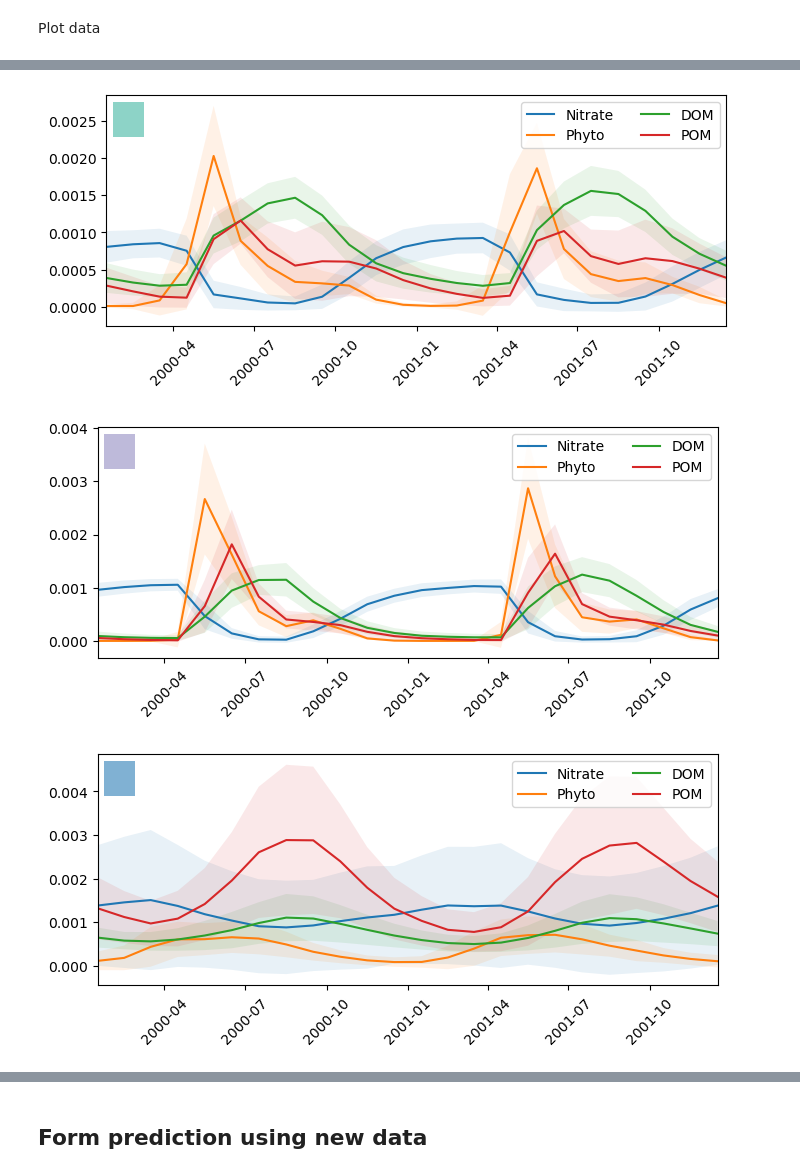
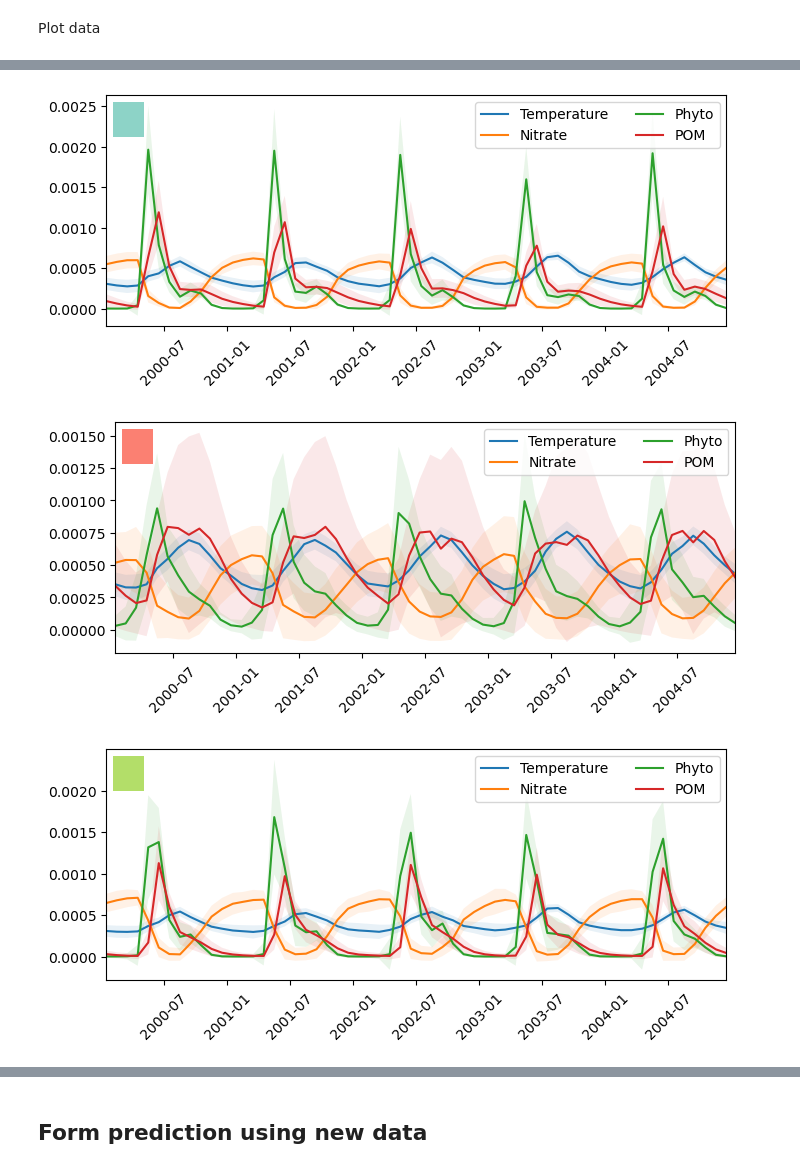
Before and after one commit to pmlmodelling/ModelViz, a Jupyter notebook: example_notebook.ipynb, the cells around one changed output, grey strips where cells are left out. Cells and saved outputs as stored; diff of their text form; code cells hidden in the pictures.

```diff
--- a/example_notebook.ipynb
+++ b/example_notebook.ipynb
@@ -25,2 +21,13 @@ train.load_grid('../../AMM7-MONTHLY-SURFACE/domain_cfg.nc')
+# %%
+train = ModelViz.ModelViz()
+train.load_mfdata('../../AMM7-MONTHLY-SURFACE/amm7_200[0-4]*.nc')
+train.load_grid('../../AMM7-MONTHLY-SURFACE/domain_cfg.nc')
+# %%
+# Add physics fields from separate files
+import xarray as xr
+phys = ModelViz.ModelViz()
+phys.load_mfdata('/data/proteus1/scratch/dapa/AMM7-MONTHLY-SURFACE/amm7_TS_200[0-4]*.nc')
+phys.ds = phys.ds.rename_dims({'y_grid_T':'y','x_grid_T':'x'}).rename({'nav_lat_grid_T':'nav_lat','nav_lon_grid_T':'nav_lon'})
+train.ds = xr.merge([train.ds,phys.ds[['votemper','vosaline']]])
 # %% [markdown]
 Combine variables and preprocess - stripping the boundary layers and normalising
@@ -34,3 +34,11 @@ train.preprocess()
+# %%
+sum_vars={'Phytoplankton': ['P1_c', 'P2_c', 'P3_c', 'P4_c'],
+            'Zooplankton': ['Z4_c', 'Z5_c', 'Z6_c'],
+            'DOM': ['R1_c', 'R2_c', 'R3_c'],
+            'POM': ['R4_c', 'R6_c', 'R8_c']}
+train.summarise_features(sum_vars)
+train.cluster_vars = ['votemper','vosaline','N1_p', 'N3_n', 'N4_n', 'N5_s', 'O2_o', 'B1_c','O3_c', 'O3_TA', 'Phytoplankton', 'Zooplankton', 'DOM', 'POM']
+train.preprocess()
 # %% [markdown]
 Make the dataset by reshaping the data into the form needed
 # %%
@@ -38,4 +46,4 @@ train.make_tsds()
 # %% [markdown]
 Fit the model (can take some time) and save
 # %%
-train.train(n_clusters=6, save=True, file_path='model.ks')
+train.train(n_clusters=5, save=True, file_path='model.ks')
@@ -67,5 +59,5 @@ Processing POM
 Plot data
 # %%
 train.plot_map()
-train.plot_ts()
+train.plot_ts(plot_vars={'votemper':'Temperature','N3_n':'Nitrate','Phytoplankton':'Phyto', 'POM':'POM'})
 # %% [output]
@@ -73,3 +65,3 @@ train.plot_ts()
-[figure, old version]
+[figure, new version]
-[figure, old version]
+[figure, new version]
-[figure, old version]
+[figure, new version]
```
Also changed, not shown: parts of 14 cells of this notebook, 2 other files.
